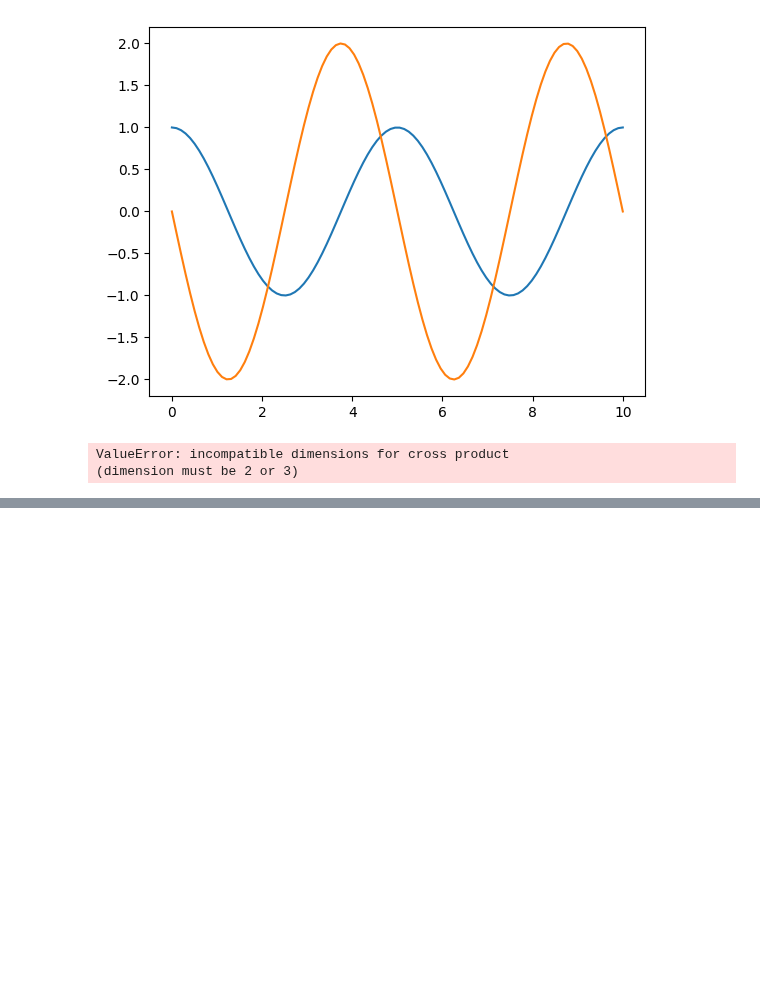
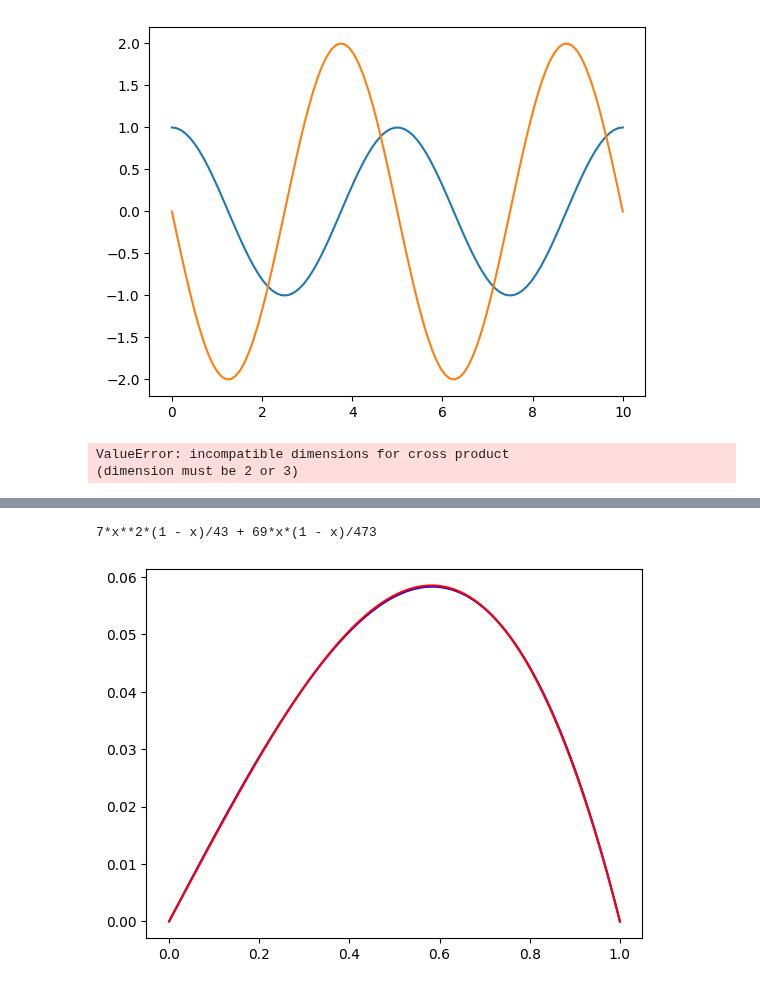
Before and after one commit to sky92archangel/notebook, a Jupyter notebook: compute/python/test.ipynb, the cells around one changed output, grey strips where cells are left out. Saved outputs shown, nothing was run; the diff lists cells and outputs as text; code cells hidden in the pictures; blank space fills up the shorter version.

```diff
--- a/compute/python/test.ipynb
+++ b/compute/python/test.ipynb
@@ -252,0 +304,39 @@ ValueError: incompatible dimensions for cross product
+# %%
+# 伽辽金方法 2
+# 参数设定
+x=smp.symbols('x',real=True)
+C1=smp.symbols('C1',real=True)
+C2=smp.symbols('C2',real=True)
+
+# expr 构建近似多项式uH   以及近似解对系数的倒数w
+uH=C1*x*(1-x)  + C2*x**2*(1-x)
+w1=smp.diff(uH,C1)
+w2=smp.diff(uH,C2)
+
+# 近似多项式带入构建方程exprI1  并得到定积分结果式子expr1
+exprI1=smp.integrate(w1* (smp.diff(smp.diff(uH,x),x)-uH+x),(x,0,1)) .doit()
+#式子exprI2
+exprI2=smp.integrate(w2* (smp.diff(smp.diff(uH,x),x)-uH+x),(x,0,1)).doit()
+
+# expr1 expr2  联立解方程
+coeff=smp.solve([exprI1,exprI2],[C1,C2])
+
+# 得出近似多项式实际样貌
+uH=uH.subs([(C1,coeff[C1]),(C2,coeff[C2])])
+print(uH)
+# 已知解析解
+std = x - (smp.exp(x)-smp.exp(-x))/(smp.exp(1)-smp.exp(-1))
+std
+
+# 解析解 和 近似解 两者函数化
+std_f=smp.lambdify([x],std)
+uH_f=smp.lambdify([x],uH)
+
+#显示两条曲线
+x_num=np.linspace(0,1,100)
+plt.plot(x_num,std_f(x_num),color='blue')
+plt.plot(x_num,uH_f(x_num),color='red')
+plt.show()
+# %% [output]
+7*x**2*(1 - x)/43 + 69*x*(1 - x)/473
+[figure, added]
```
Also changed, not shown: parts of 3 cells of this notebook, 1 other file.
